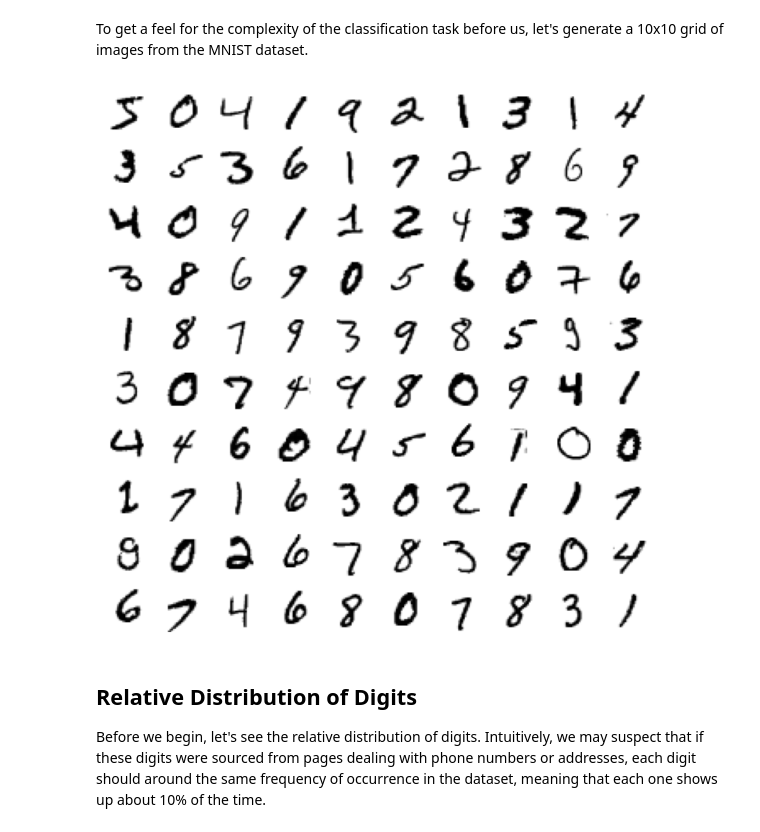
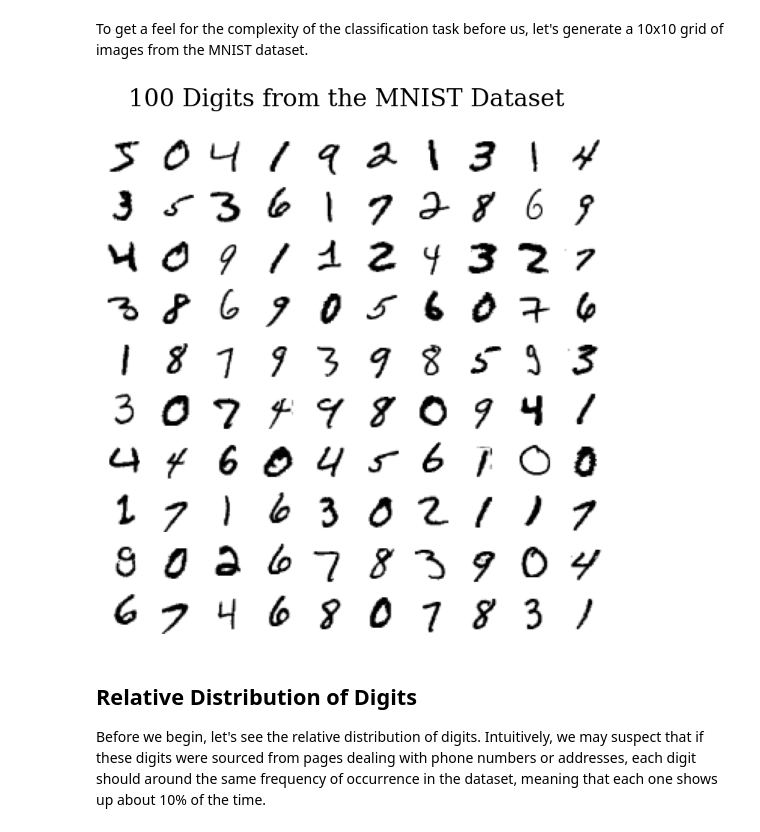
Before and after one commit to cemenenkoff/ml-classification, a Jupyter notebook: classification.ipynb, the cells around one changed output. Saved outputs shown, nothing was run; the diff lists cells and outputs as text; code cells hidden in the pictures.

Commit message:
several image updates

```diff
--- a/classification.ipynb
+++ b/classification.ipynb
@@ -12,7 +12,7 @@ As with most data-based Python notebooks, we begin with a preamble of the most e
 import sys
 assert sys.version_info >= (3, 7)
 import sklearn
-assert sklearn.__version__ >= "1.0.1"
+assert sklearn.__version__ >= '1.0.1'
 import numpy as np
 import pandas as pd
 
@@ -23,6 +23,7 @@ plt.style.use('ggplot')
 plt.rc('figure', figsize=(9,9))
 plt.rc('font', family='serif')
 plt.rc('mathtext', fontset='dejavuserif')
+plt.rc('axes', titlesize=24)
 # %% [markdown]
 Generating images tells the story of our exploration, so saving them is essential. To avoid repetition, we initially write a workhorse function to save our figures.
 # %%
@@ -90,14 +92,15 @@ To get a feel for the complexity of the classification task before us, let's gen
 # %%
 plt.figure(figsize=(9, 9))
 for i, image_data in X.iterrows():
     if i==100:
         break
     plt.subplot(10, 10, i + 1) # Iterate through the 10x10 grid, plotting a digit at each index.
     plot_digit(image_data)
+plt.suptitle('100 Digits from the MNIST Dataset', fontsize=24, y=0.95)
 save_fig('100-digits', tight_layout=False)
 plt.show()
 # %% [output]
-[figure, old version]
+[figure, new version]
 # %% [markdown]
 ## Relative Distribution of Digits
 Before we begin, let's see the relative distribution of digits. Intuitively, we may suspect that if these digits were sourced from pages dealing with phone numbers or addresses, each digit should around the same frequency of occurrence in the dataset, meaning that each one shows up about 10% of the time.
```
Also changed, not shown: parts of 18 cells of this notebook, 20 other files.
